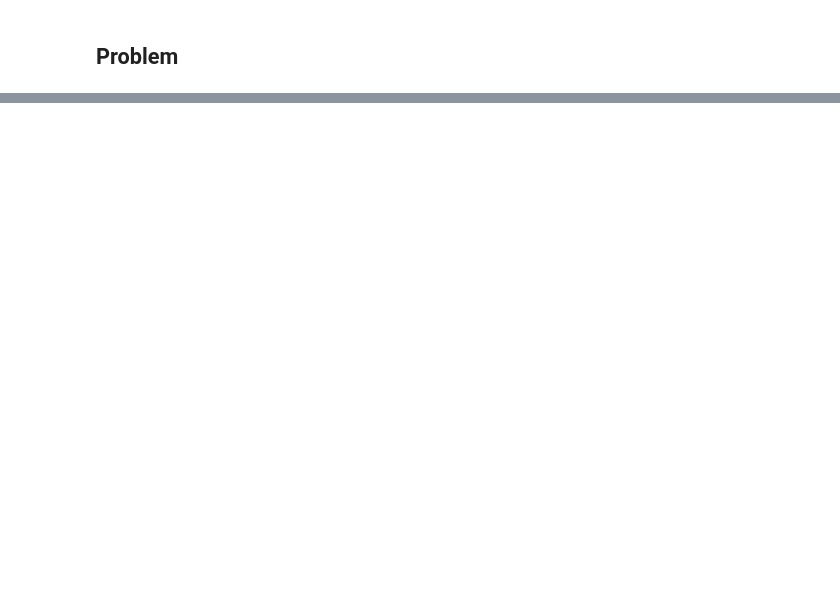
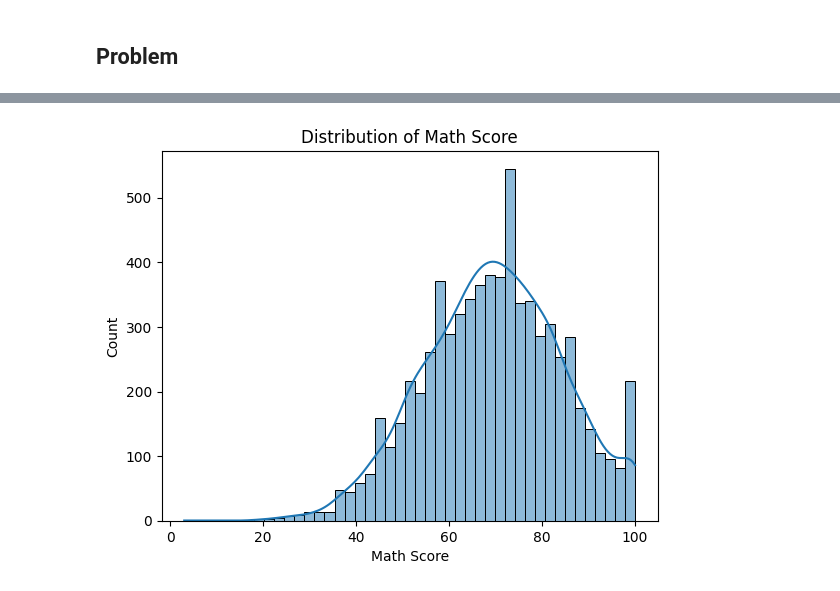
Before and after one commit to braulio-dev/cetys-icc-compint, a Jupyter notebook: 1. EDA & Preprocessing/main.ipynb, the cells around one changed output, grey strips where cells are left out. Saved outputs shown, nothing was run; the diff lists cells and outputs as text; code cells hidden in the pictures; blank space fills up the shorter version.

```diff
--- a/1. EDA & Preprocessing/main.ipynb
+++ b/1. EDA & Preprocessing/main.ipynb
@@ -35,0 +184,6 @@ I believe the remaining features will aid in making a fair prediction of the abo
+# %%
+sns.histplot(data['Math Score'].dropna(), kde=True)
+plt.title('Distribution of Math Score')
+plt.show()
+# %% [output]
+[figure, added]
```
Also changed, not shown: parts of 43 cells of this notebook, 2 other files.
